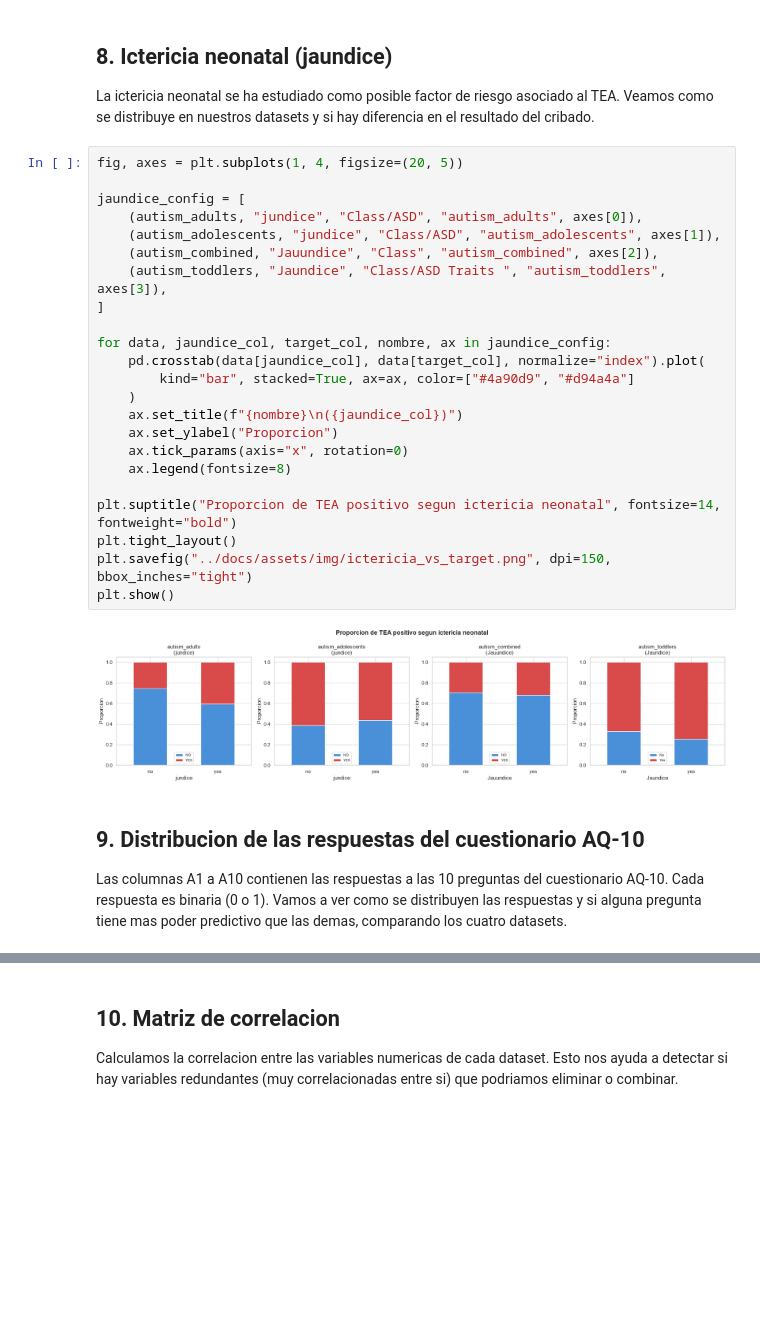
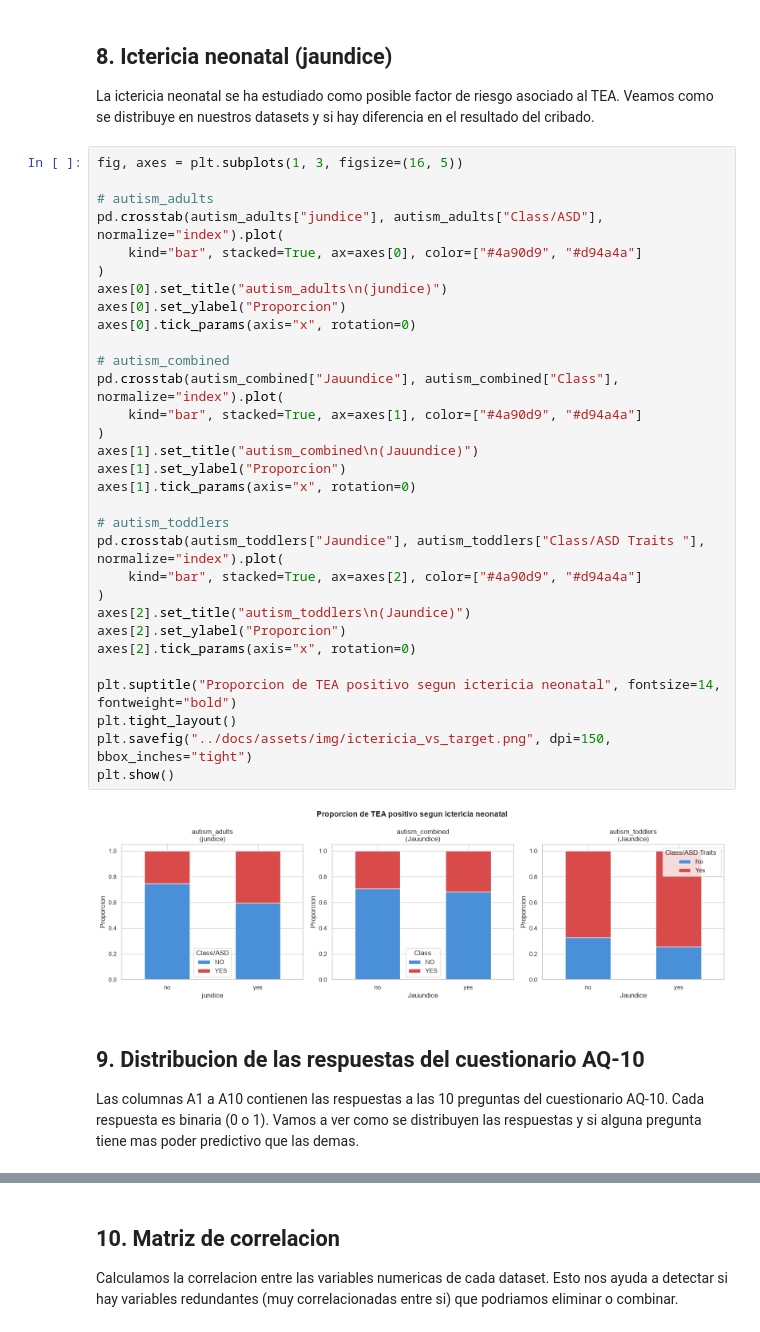
Before and after one commit to adrianaarang/tesTEA, a Jupyter notebook: notebooks/01_eda.ipynb, the cells around one changed output, grey strips where cells are left out. Cells and saved outputs as stored; diff of their text form; blank space fills up the shorter version.

```diff
--- a/notebooks/01_eda.ipynb
+++ b/notebooks/01_eda.ipynb
@@ -510,34 +514,42 @@ La ictericia neonatal se ha estudiado como posible factor de riesgo asociado
 al TEA. Veamos como se distribuye en nuestros datasets y si hay diferencia
 en el resultado del cribado.
 # %%
-fig, axes = plt.subplots(1, 4, figsize=(20, 5))
+fig, axes = plt.subplots(1, 3, figsize=(16, 5))
 
-jaundice_config = [
-    (autism_adults, "jundice", "Class/ASD", "autism_adults", axes[0]),
-    (autism_adolescents, "jundice", "Class/ASD", "autism_adolescents", axes[1]),
-    (autism_combined, "Jauundice", "Class", "autism_combined", axes[2]),
-    (autism_toddlers, "Jaundice", "Class/ASD Traits ", "autism_toddlers", axes[3]),
-]
+# autism_adults
+pd.crosstab(autism_adults["jundice"], autism_adults["Class/ASD"], normalize="index").plot(
+    kind="bar", stacked=True, ax=axes[0], color=["#4a90d9", "#d94a4a"]
+)
+axes[0].set_title("autism_adults\n(jundice)")
+axes[0].set_ylabel("Proporcion")
+axes[0].tick_params(axis="x", rotation=0)
 
-for data, jaundice_col, target_col, nombre, ax in jaundice_config:
-    pd.crosstab(data[jaundice_col], data[target_col], normalize="index").plot(
-        kind="bar", stacked=True, ax=ax, color=["#4a90d9", "#d94a4a"]
-    )
-    ax.set_title(f"{nombre}\n({jaundice_col})")
-    ax.set_ylabel("Proporcion")
-    ax.tick_params(axis="x", rotation=0)
-    ax.legend(fontsize=8)
+# autism_combined
+pd.crosstab(autism_combined["Jauundice"], autism_combined["Class"], normalize="index").plot(
+    kind="bar", stacked=True, ax=axes[1], color=["#4a90d9", "#d94a4a"]
+)
+axes[1].set_title("autism_combined\n(Jauundice)")
+axes[1].set_ylabel("Proporcion")
+axes[1].tick_params(axis="x", rotation=0)
+
+# autism_toddlers
+pd.crosstab(autism_toddlers["Jaundice"], autism_toddlers["Class/ASD Traits "], normalize="index").plot(
+    kind="bar", stacked=True, ax=axes[2], color=["#4a90d9", "#d94a4a"]
+)
+axes[2].set_title("autism_toddlers\n(Jaundice)")
+axes[2].set_ylabel("Proporcion")
+axes[2].tick_params(axis="x", rotation=0)
 
 plt.suptitle("Proporcion de TEA positivo segun ictericia neonatal", fontsize=14, fontweight="bold")
 plt.tight_layout()
 plt.savefig("../docs/assets/img/ictericia_vs_target.png", dpi=150, bbox_inches="tight")
 plt.show()
 # %% [output]
-[figure, old version]
+[figure, new version]
 # %% [markdown]
 ## 9. Distribucion de las respuestas del cuestionario AQ-10
 
 Las columnas A1 a A10 contienen las respuestas a las 10 preguntas del
 cuestionario AQ-10. Cada respuesta es binaria (0 o 1). Vamos a ver
 como se distribuyen las respuestas y si alguna pregunta tiene mas
-poder predictivo que las demas, comparando los cuatro datasets.
+poder predictivo que las demas.
```
Also changed, not shown: parts of 47 cells of this notebook, 2 other files.
